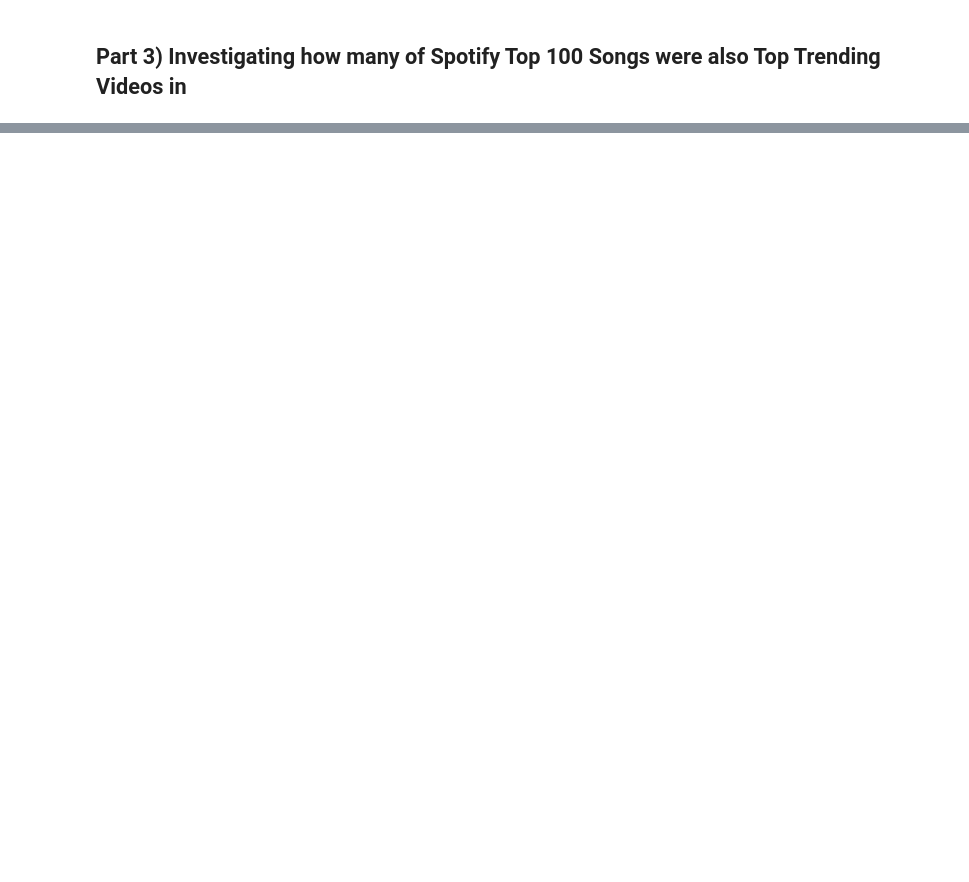
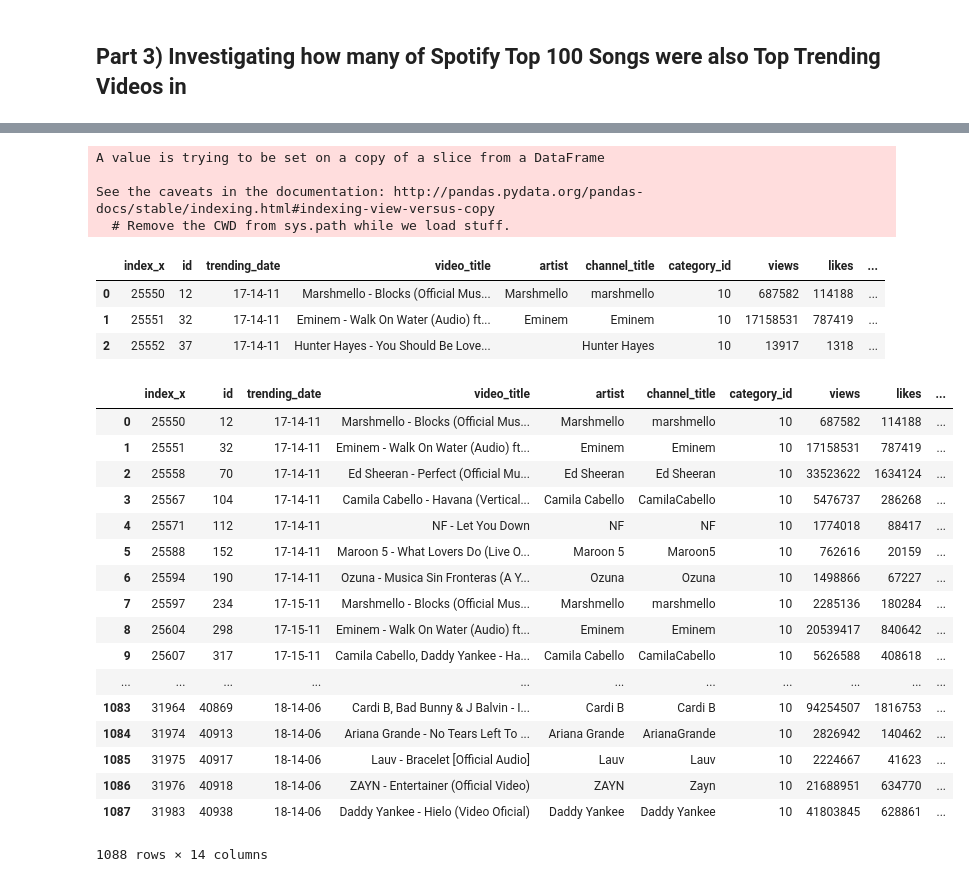
Before and after one commit to jhustles/spotify_youtube_2018_top_trending_music_artists_ETL, a Jupyter notebook: YouTube_Spotify_Matching_Music_2018_ETL_redux.ipynb, the cells around one changed output, grey strips where cells are left out. Cells and saved outputs as stored; diff of their text form; code cells hidden in the pictures; blank space fills up the shorter version.

```diff
--- a/YouTube_Spotify_Matching_Music_2018_ETL_redux.ipynb
+++ b/YouTube_Spotify_Matching_Music_2018_ETL_redux.ipynb
@@ -634,3 +628,58 @@ FROM yt_statistics INNER JOIN yt_categories ON yt_statistics.category_id = yt_ca
  (5950, '17-13-12', 'Charli XCX - Out Of My Head ft. Tove Lo and ALMA [Official Audio]', 'charlixcx', 10, 263108, 16444, 220, 953),
  (5955, '17-13-12', 'Mariah Carey - Lil Snowman', 'MariahCarey', 10, 501222, 12444, 1467, 1273),
  ...]
+# %%
+yt_merged2_df = pd.merge(yt_stat_df, yt_cat_df, how='inner', on='category_id',
+         left_index=False, right_index=False, sort=False)
+yt_merged2_df.insert(4, "artist", '')
+# %%
+for index, x in yt_merged2_df.iterrows():
+    stryt = x['channel_title'].lower().replace(" ", "")
+#     yt_musicdata_df['Artist'][index] =
+#     print(x['Channel Title'], " | ", stryt)
+
+    for y in spotify_df['artists'].unique():
+        str = y.lower().replace(" ", "")
+        #print(y, " | ", str)
+        if str in stryt:
+            yt_merged2_df['artist'][index] = y
+# %% [output]
+A value is trying to be set on a copy of a slice from a DataFrame
+
+See the caveats in the documentation: http://pandas.pydata.org/pandas-docs/stable/indexing.html#indexing-view-versus-copy
+  # Remove the CWD from sys.path while we load stuff.
+# %%
+yt_merged2_df.head(3)
+# %% [output]
+|  | index_x | id | trending_date | video_title | artist | channel_title | category_id | views | likes | ... |
+| 0 | 25550 | 12 | 17-14-11 | Marshmello - Blocks (Official Mus... | Marshmello | marshmello | 10 | 687582 | 114188 | ... |
+| 1 | 25551 | 32 | 17-14-11 | Eminem - Walk On Water (Audio) ft... | Eminem | Eminem | 10 | 17158531 | 787419 | ... |
+| 2 | 25552 | 37 | 17-14-11 | Hunter Hayes - You Should Be Love... |  | Hunter Hayes | 10 | 13917 | 1318 | ... |
+# %%
+# Filter for only the Spotify's 2018 Top 100 Artists that also made it
+# on YouTube's Top Trending Videos in 2018 in the Music Category
+
+yt_merged2_df = yt_merged2_df.loc[yt_merged2_df['artist'] != '']
+yt_merged2_df = yt_merged2_df.reset_index(drop=True)
+# %%
+# Please view the "artist" column next to teh channel title
+yt_merged2_df
+# %% [output]
+|  | index_x | id | trending_date | video_title | artist | channel_title | category_id | views | likes | ... |
+| 0 | 25550 | 12 | 17-14-11 | Marshmello - Blocks (Official Mus... | Marshmello | marshmello | 10 | 687582 | 114188 | ... |
+| 1 | 25551 | 32 | 17-14-11 | Eminem - Walk On Water (Audio) ft... | Eminem | Eminem | 10 | 17158531 | 787419 | ... |
+| 2 | 25558 | 70 | 17-14-11 | Ed Sheeran - Perfect (Official Mu... | Ed Sheeran | Ed Sheeran | 10 | 33523622 | 1634124 | ... |
+| 3 | 25567 | 104 | 17-14-11 | Camila Cabello - Havana (Vertical... | Camila Cabello | CamilaCabello | 10 | 5476737 | 286268 | ... |
+| 4 | 25571 | 112 | 17-14-11 | NF - Let You Down | NF | NF | 10 | 1774018 | 88417 | ... |
+| 5 | 25588 | 152 | 17-14-11 | Maroon 5 - What Lovers Do (Live O... | Maroon 5 | Maroon5 | 10 | 762616 | 20159 | ... |
+| 6 | 25594 | 190 | 17-14-11 | Ozuna - Musica Sin Fronteras (A Y... | Ozuna | Ozuna | 10 | 1498866 | 67227 | ... |
+| 7 | 25597 | 234 | 17-15-11 | Marshmello - Blocks (Official Mus... | Marshmello | marshmello | 10 | 2285136 | 180284 | ... |
+| 8 | 25604 | 298 | 17-15-11 | Eminem - Walk On Water (Audio) ft... | Eminem | Eminem | 10 | 20539417 | 840642 | ... |
+| 9 | 25607 | 317 | 17-15-11 | Camila Cabello, Daddy Yankee - Ha... | Camila Cabello | CamilaCabello | 10 | 5626588 | 408618 | ... |
+| ... | ... | ... | ... | ... | ... | ... | ... | ... | ... | ... |
+| 1083 | 31964 | 40869 | 18-14-06 | Cardi B, Bad Bunny & J Balvin - I... | Cardi B | Cardi B | 10 | 94254507 | 1816753 | ... |
+| 1084 | 31974 | 40913 | 18-14-06 | Ariana Grande - No Tears Left To ... | Ariana Grande | ArianaGrande | 10 | 2826942 | 140462 | ... |
+| 1085 | 31975 | 40917 | 18-14-06 | Lauv - Bracelet [Official Audio] | Lauv | Lauv | 10 | 2224667 | 41623 | ... |
+| 1086 | 31976 | 40918 | 18-14-06 | ZAYN - Entertainer (Official Video) | ZAYN | Zayn | 10 | 21688951 | 634770 | ... |
+| 1087 | 31983 | 40938 | 18-14-06 | Daddy Yankee - Hielo (Video Oficial) | Daddy Yankee | Daddy Yankee | 10 | 41803845 | 628861 | ... |
+1088 rows × 14 columns
```
Also changed, not shown: parts of 13 cells of this notebook.
